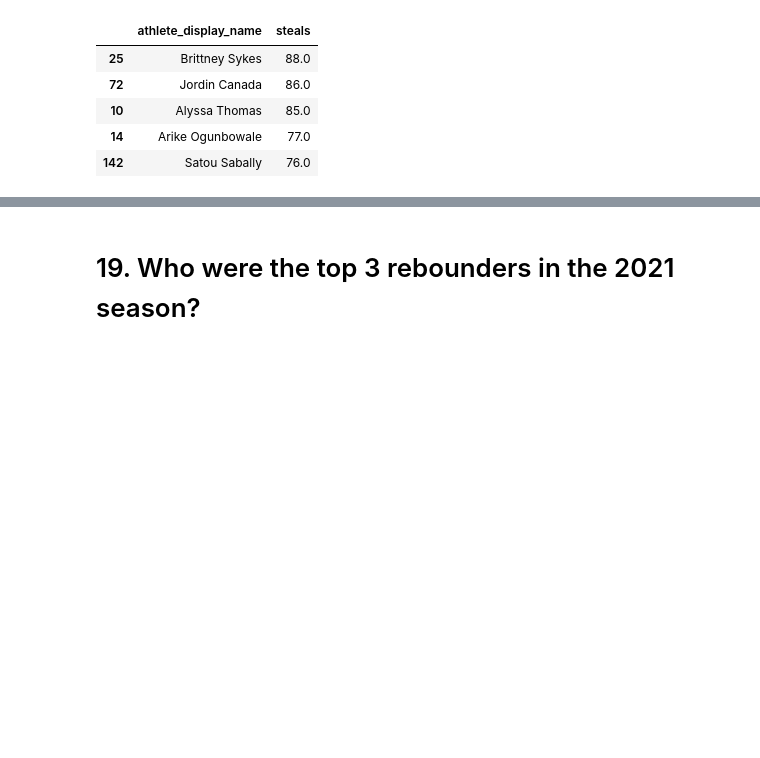
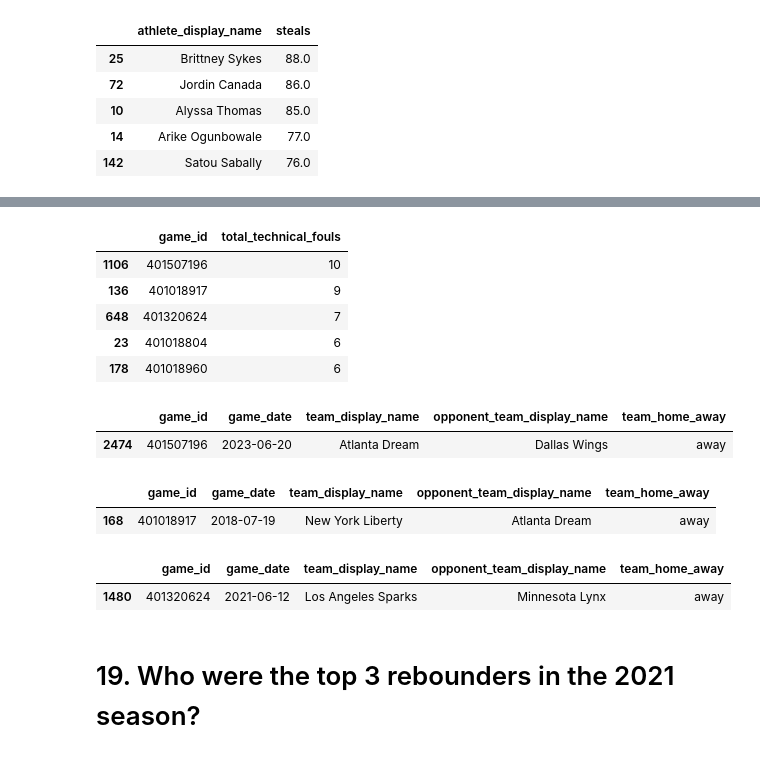
Before and after one commit to MIDS2024-Capstone-HoopIQ/project, a Jupyter notebook: test_questions_answers.ipynb, the cells around one changed output, grey strips where cells are left out. Drawn from its saved outputs; the diff is of its cells as text; code cells hidden in the pictures; blank space fills up the shorter version.

```diff
--- a/test_questions_answers.ipynb
+++ b/test_questions_answers.ipynb
@@ -189,0 +312,27 @@ question_15_df.head()
+# %%
+question_18_df_2018 = team_box_2018_df[['game_id', 'game_date', 'team_display_name', 'total_technical_fouls', 'opponent_team_display_name', 'team_home_away']]
+question_18_df_2019 = team_box_2019_df[['game_id', 'game_date', 'team_display_name', 'total_technical_fouls', 'opponent_team_display_name', 'team_home_away']]
+question_18_df_2020 = team_box_2020_df[['game_id', 'game_date', 'team_display_name', 'total_technical_fouls', 'opponent_team_display_name', 'team_home_away']]
+question_18_df_2021 = team_box_2021_df[['game_id', 'game_date', 'team_display_name', 'total_technical_fouls', 'opponent_team_display_name', 'team_home_away']]
+question_18_df_2022 = team_box_2022_df[['game_id', 'game_date', 'team_display_name', 'total_technical_fouls', 'opponent_team_display_name', 'team_home_away']]
+question_18_df_2023 = team_box_2023_df[['game_id', 'game_date', 'team_display_name', 'total_technical_fouls', 'opponent_team_display_name', 'team_home_away']]
+question_18_df_2024 = team_box_2024_df[['game_id', 'game_date', 'team_display_name', 'total_technical_fouls', 'opponent_team_display_name', 'team_home_away']]
+
+question_18_df = pd.concat([question_18_df_2018, question_18_df_2019, question_18_df_2020,
+                           question_18_df_2021, question_18_df_2022, question_18_df_2023,
+                           question_18_df_2024], ignore_index=True)
+# %%
+question_18_df_sub = question_18_df[['game_id', 'total_technical_fouls']]
+# %%
+question_18_df_sub = question_18_df_sub.groupby('game_id', as_index=False)['total_technical_fouls'].sum()
+# %%
+question_18_df_sub = question_18_df_sub.sort_values(by='total_technical_fouls', ascending=False)
+# %%
+question_18_df_sub.head()
+# %% [output]
+|  | game_id | total_technical_fouls |
+| 1106 | 401507196 | 10 |
+| 136 | 401018917 | 9 |
+| 648 | 401320624 | 7 |
+| 23 | 401018804 | 6 |
+| 178 | 401018960 | 6 |
@@ -190,3 +343,18 @@ question_15_df.head()
+# %%
+question_18_df[question_18_df['game_id'] == 401507196]
+# %% [output]
+|  | game_id | game_date | team_display_name | opponent_team_display_name | team_home_away |
+| 2474 | 401507196 | 2023-06-20 | Atlanta Dream | Dallas Wings | away |
+# %%
+question_18_df[question_18_df['game_id'] == 401018917]
+# %% [output]
+|  | game_id | game_date | team_display_name | opponent_team_display_name | team_home_away |
+| 168 | 401018917 | 2018-07-19 | New York Liberty | Atlanta Dream | away |
+# %%
+question_18_df[question_18_df['game_id'] == 401320624]
+# %% [output]
+|  | game_id | game_date | team_display_name | opponent_team_display_name | team_home_away |
+| 1480 | 401320624 | 2021-06-12 | Los Angeles Sparks | Minnesota Lynx | away |
 # %% [markdown]
 # 19. Who were the top 3 rebounders in the 2021 season?
 # %%
```
Also changed, not shown: parts of 60 cells of this notebook.
